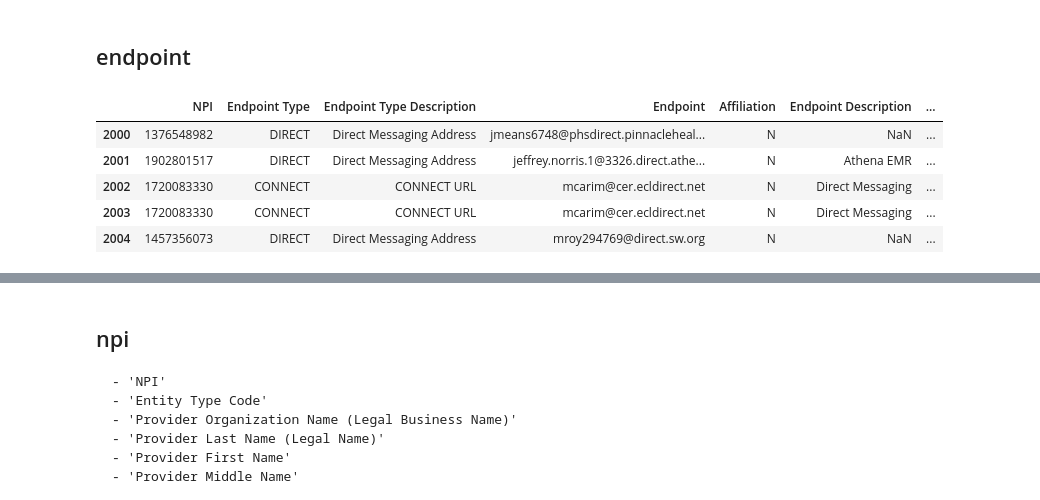
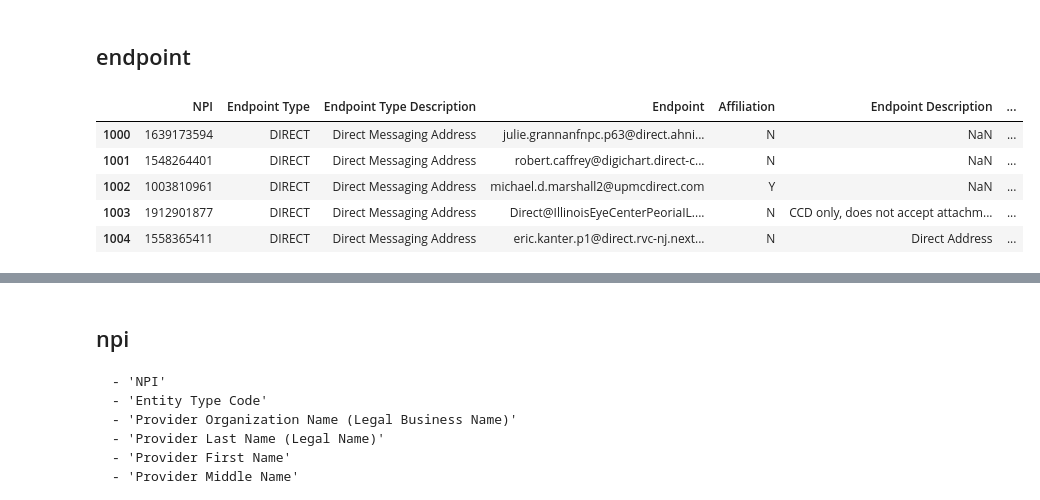
Before and after one commit to VahidehRasekhi/hop_team-hotdogs, a Jupyter notebook: scripts/build_sqlite_dbs.ipynb, the cells around one changed output, grey strips where cells are left out. Saved outputs shown, nothing was run; the diff lists cells and outputs as text; code cells hidden in the pictures.

```diff
--- a/scripts/build_sqlite_dbs.ipynb
+++ b/scripts/build_sqlite_dbs.ipynb
@@ -19,11 +16,12 @@ for df in [end, npi, other, pl]:
 # %% [markdown]
 ## endpoint
 # %%
-next(end).head()
+end_chunk1 = next(end)
+end_chunk1.head()
 # %% [output]
 |  | NPI | Endpoint Type | Endpoint Type Description | Endpoint | Affiliation | Endpoint Description | ... |
-| 2000 | 1376548982 | DIRECT | Direct Messaging Address | jmeans6748@phsdirect.pinnacleheal... | N | NaN | ... |
-| 2001 | 1902801517 | DIRECT | Direct Messaging Address | jeffrey.norris.1@3326.direct.athe... | N | Athena EMR | ... |
-| 2002 | 1720083330 | CONNECT | CONNECT URL | mcarim@cer.ecldirect.net | N | Direct Messaging | ... |
-| 2003 | 1720083330 | CONNECT | CONNECT URL | mcarim@cer.ecldirect.net | N | Direct Messaging | ... |
-| 2004 | 1457356073 | DIRECT | Direct Messaging Address | mroy294769@direct.sw.org | N | NaN | ... |
+| 1000 | 1639173594 | DIRECT | Direct Messaging Address | julie.grannanfnpc.p63@direct.ahni... | N | NaN | ... |
+| 1001 | 1548264401 | DIRECT | Direct Messaging Address | robert.caffrey@digichart.direct-c... | N | NaN | ... |
+| 1002 | 1003810961 | DIRECT | Direct Messaging Address | michael.d.marshall2@upmcdirect.com | Y | NaN | ... |
+| 1003 | 1912901877 | DIRECT | Direct Messaging Address | Direct@IllinoisEyeCenterPeoriaIL.... | N | CCD only, does not accept attachm... | ... |
+| 1004 | 1558365411 | DIRECT | Direct Messaging Address | eric.kanter.p1@direct.rvc-nj.next... | N | Direct Address | ... |
```
Also changed, not shown: parts of 24 cells of this notebook.
